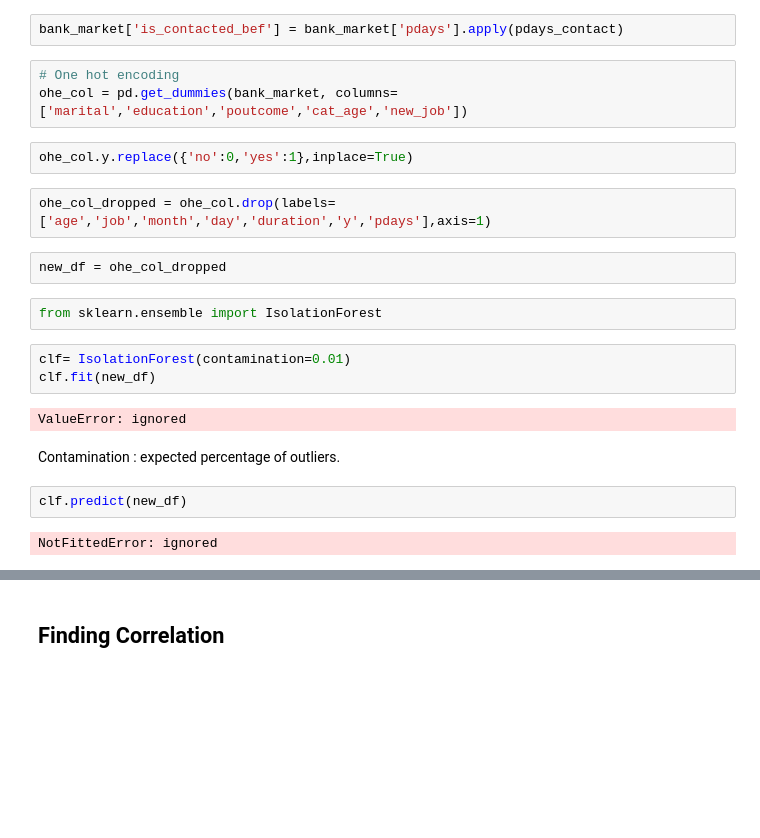
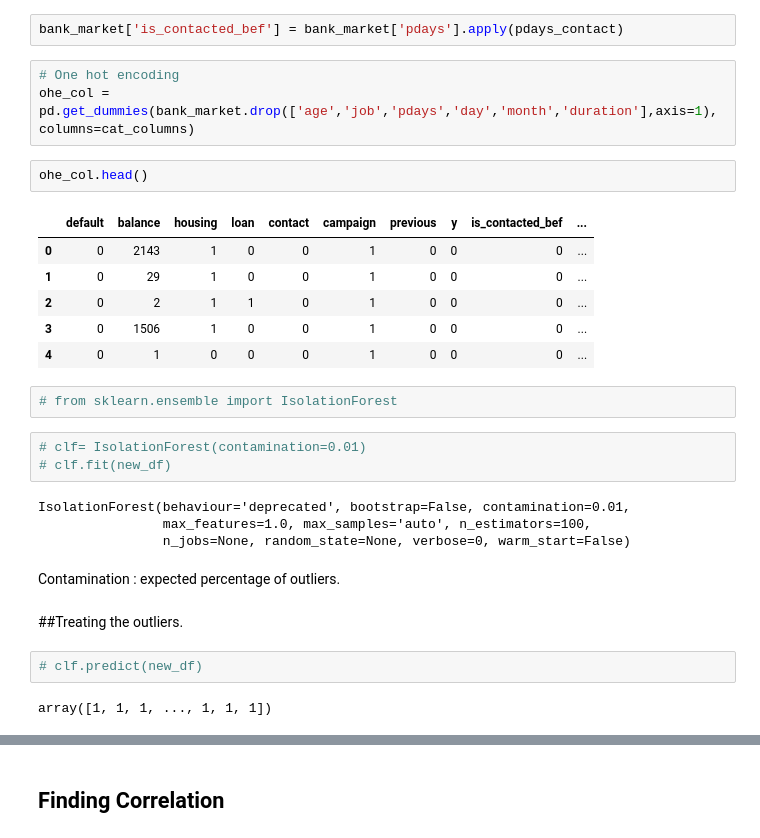
Before and after one commit to 15021996/Bank-Marketing-Effectiveness-Prediction, a Jupyter notebook: Soumya_Bank_Marketing_Effectiveness_Prediction_Capstone_Project_3.ipynb, the cells around one changed output, grey strips where cells are left out. Saved outputs shown, nothing was run; the diff lists cells and outputs as text; blank space fills up the shorter version.

```diff
--- a/Soumya_Bank_Marketing_Effectiveness_Prediction_Capstone_Project_3.ipynb
+++ b/Soumya_Bank_Marketing_Effectiveness_Prediction_Capstone_Project_3.ipynb
@@ -311,24 +350,31 @@ def pdays_contact(days):
 bank_market['is_contacted_bef'] = bank_market['pdays'].apply(pdays_contact)
 # %%
 # One hot encoding
-ohe_col = pd.get_dummies(bank_market, columns=['marital','education','poutcome','cat_age','new_job'])
+ohe_col = pd.get_dummies(bank_market.drop(['age','job','pdays','day','month','duration'],axis=1), columns=cat_columns)
-# %%
-ohe_col.y.replace({'no':0,'yes':1},inplace=True)
-# %%
-ohe_col_dropped = ohe_col.drop(labels=['age','job','month','day','duration','y','pdays'],axis=1)
-# %%
-new_df = ohe_col_dropped
+# %%
+ohe_col.head()
+# %% [output]
+|  | default | balance | housing | loan | contact | campaign | previous | y | is_contacted_bef | ... |
+| 0 | 0 | 2143 | 1 | 0 | 0 | 1 | 0 | 0 | 0 | ... |
+| 1 | 0 | 29 | 1 | 0 | 0 | 1 | 0 | 0 | 0 | ... |
+| 2 | 0 | 2 | 1 | 1 | 0 | 1 | 0 | 0 | 0 | ... |
+| 3 | 0 | 1506 | 1 | 0 | 0 | 1 | 0 | 0 | 0 | ... |
+| 4 | 0 | 1 | 0 | 0 | 0 | 1 | 0 | 0 | 0 | ... |
 # %%
-from sklearn.ensemble import IsolationForest
+# from sklearn.ensemble import IsolationForest
 # %%
-clf= IsolationForest(contamination=0.01)
-clf.fit(new_df)
+# clf= IsolationForest(contamination=0.01)
+# clf.fit(new_df)
 # %% [output]
-ValueError: ignored
+IsolationForest(behaviour='deprecated', bootstrap=False, contamination=0.01,
+                max_features=1.0, max_samples='auto', n_estimators=100,
+                n_jobs=None, random_state=None, verbose=0, warm_start=False)
 # %% [markdown]
 Contamination : expected percentage of outliers.
+# %% [markdown]
+##Treating the outliers.
 # %%
-clf.predict(new_df)
+# clf.predict(new_df)
 # %% [output]
-NotFittedError: ignored
+array([1, 1, 1, ..., 1, 1, 1])
 # %%
```
Also changed, not shown: parts of 42 cells of this notebook.
